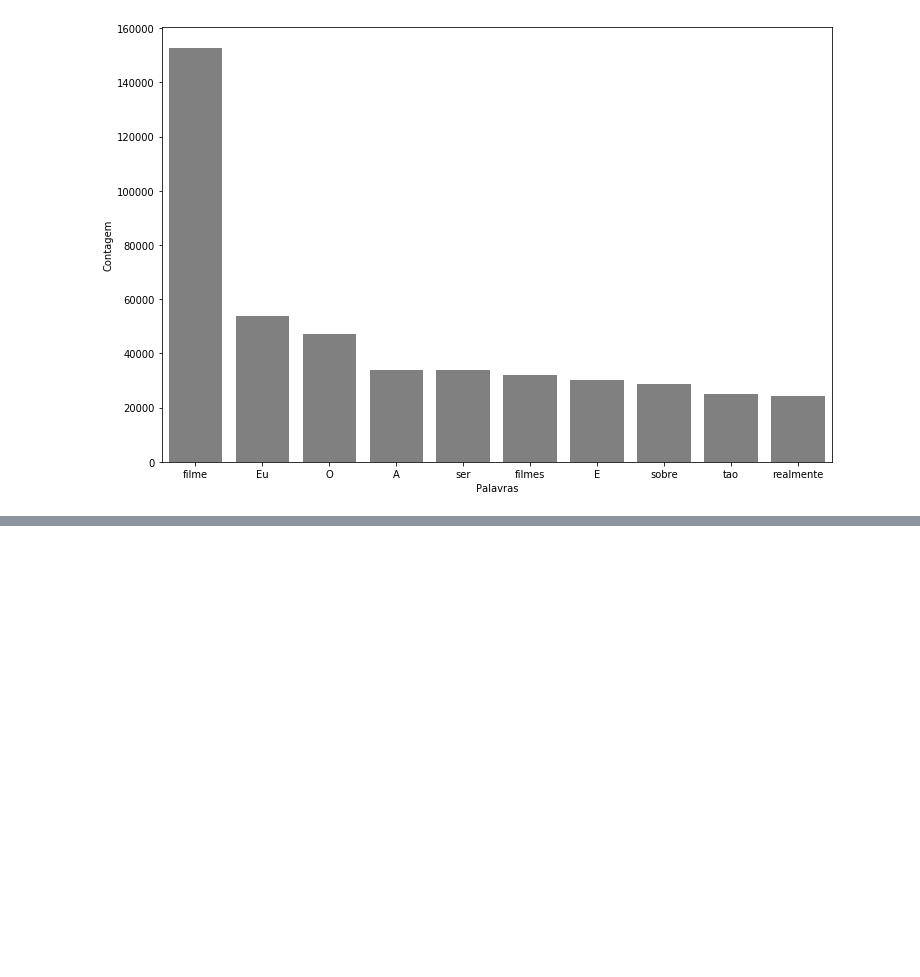
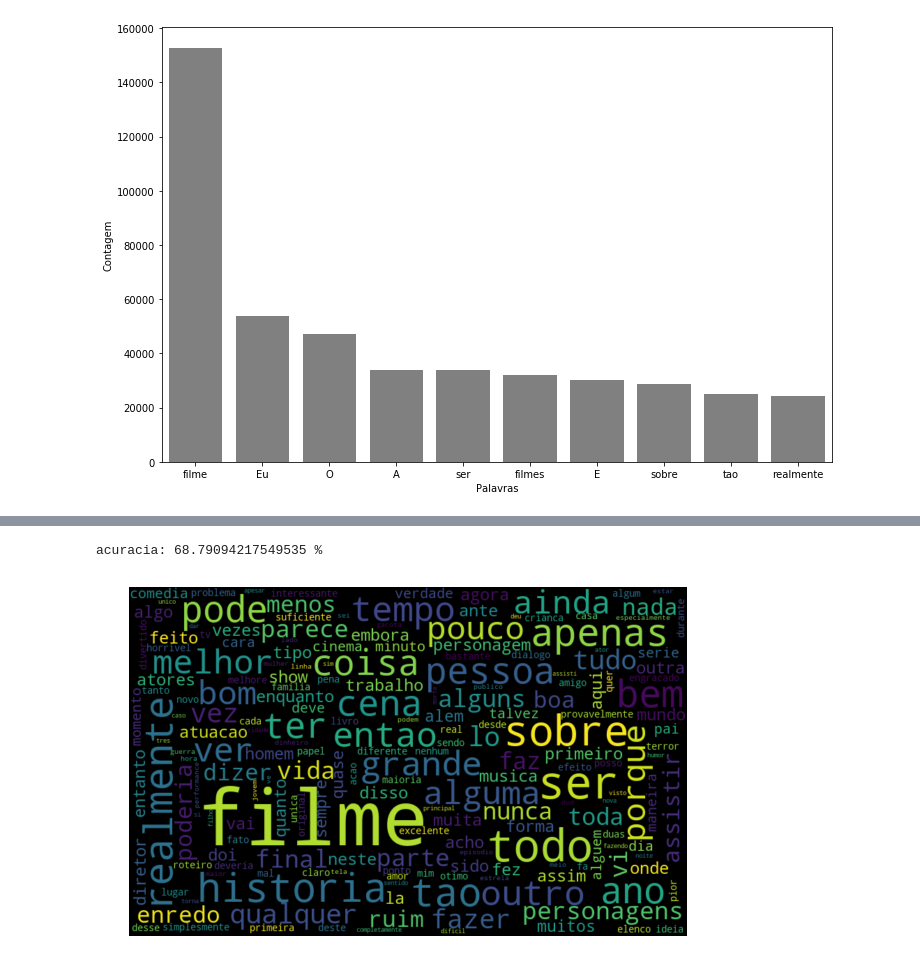
Before and after one commit to lsandrade/alura-ml, a Jupyter notebook: NLP.ipynb, the cells around one changed output, grey strips where cells are left out. Saved outputs shown, nothing was run; the diff lists cells and outputs as text; code cells hidden in the pictures; blank space fills up the shorter version.

```diff
--- a/NLP.ipynb
+++ b/NLP.ipynb
@@ -479,0 +485,12 @@ pareto(resenhas, "tratamento_3", 10)
+# %%
+frase_processada = []
+for opiniao in resenhas.tratamento_3:
+    nova_frase = []
+    opiniao = opiniao.lower()
+    palavras_texto = token_pontuacao.tokenize(opiniao)
+    for palavra in palavras_texto:
+        if palavra not in stopwords_sem_acento:
+            nova_frase.append(palavra)
+    frase_processada.append(' '.join(nova_frase))
+
+frase_processada[0]
@@ -479,0 +499,3 @@ pareto(resenhas, "tratamento_3", 10)
+# %%
+resenhas['tratamento_4'] = frase_processada
+resenhas.head()
@@ -479,0 +509,11 @@ pareto(resenhas, "tratamento_3", 10)
+# %%
+acuracia_t4 = classificar_texto(resenhas, 'tratamento_4', 'classificacao')
+
+print(f'acuracia: {acuracia_t4 * 100} %')
+# %% [output]
+acuracia: 68.79094217549535 %
+# %%
+#nuvam palavras negativas
+nuvem_palavras(resenhas, "neg", "tratamento_4")
+# %% [output]
+[figure, added]
```
Also changed, not shown: parts of 5 cells of this notebook.
